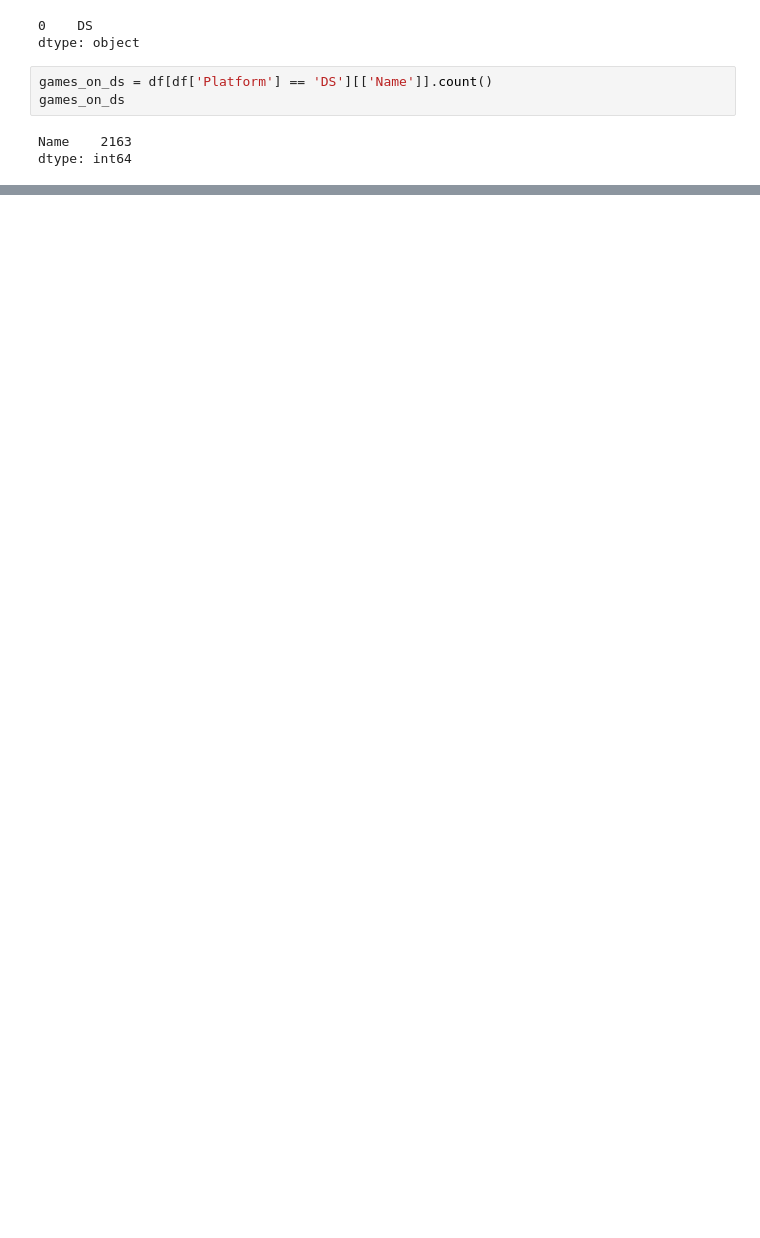
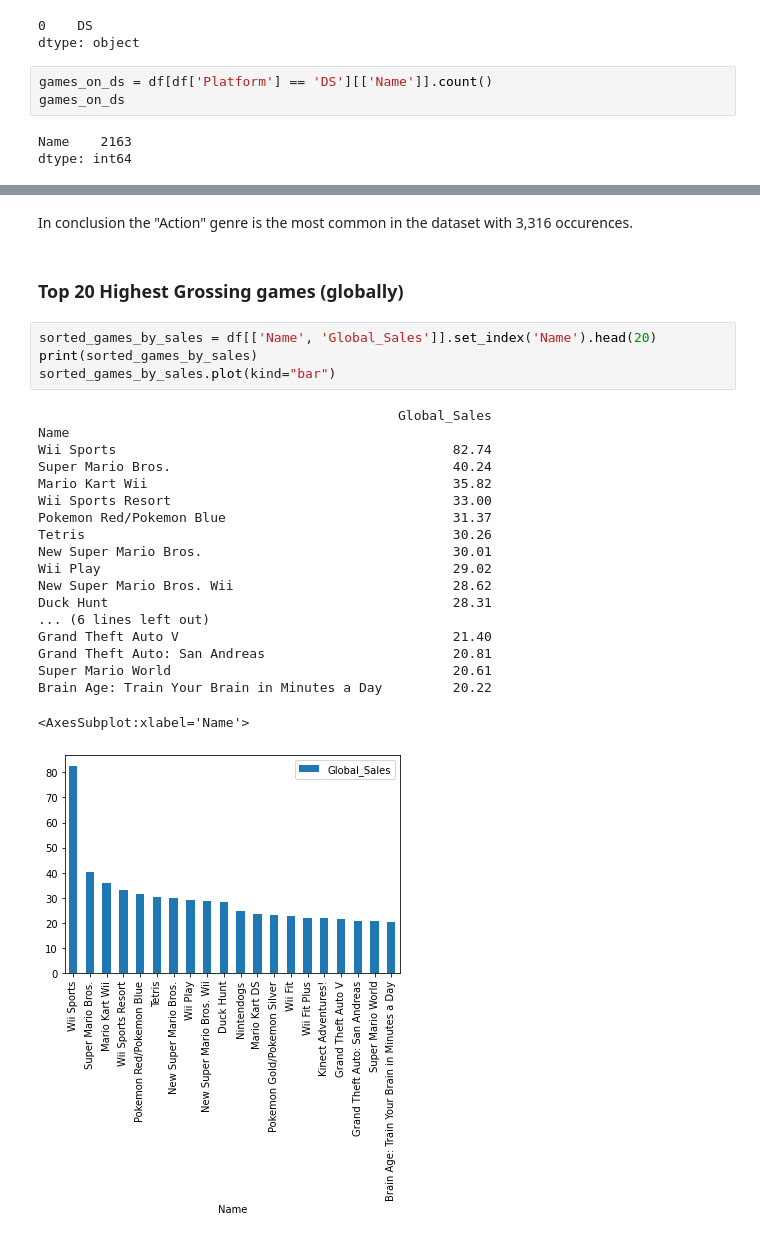
Before and after one commit to MasonChance/data-analysis-pandas, a Jupyter notebook: vg_stats.ipynb, the cells around one changed output, grey strips where cells are left out. Cells and saved outputs as stored; diff of their text form; blank space fills up the shorter version.

```diff
--- a/vg_stats.ipynb
+++ b/vg_stats.ipynb
@@ -89,0 +102,28 @@ KeyError: "None of [Index(['Publisher', 'Global_Sales'], dtype='object')] are in
+# %% [markdown]
+In conclusion the "Action" genre is the most common in the dataset with 3,316 occurences.
+# %% [markdown]
+### Top 20 Highest Grossing games (globally)
+# %%
+sorted_games_by_sales = df[['Name', 'Global_Sales']].set_index('Name').head(20)
+print(sorted_games_by_sales)
+sorted_games_by_sales.plot(kind="bar")
+# %% [output]
+                                              Global_Sales
+Name
+Wii Sports                                           82.74
+Super Mario Bros.                                    40.24
+Mario Kart Wii                                       35.82
+Wii Sports Resort                                    33.00
+Pokemon Red/Pokemon Blue                             31.37
+Tetris                                               30.26
+New Super Mario Bros.                                30.01
+Wii Play                                             29.02
+New Super Mario Bros. Wii                            28.62
+Duck Hunt                                            28.31
+... (6 lines left out)
+Grand Theft Auto V                                   21.40
+Grand Theft Auto: San Andreas                        20.81
+Super Mario World                                    20.61
+Brain Age: Train Your Brain in Minutes a Day         20.22
+<AxesSubplot:xlabel='Name'>
+[figure, added]
```
Also changed, not shown: parts of 12 cells of this notebook.
